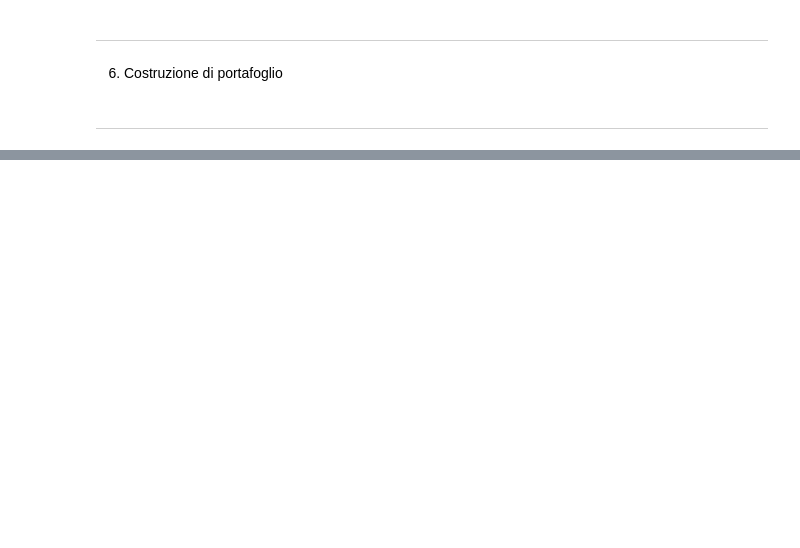
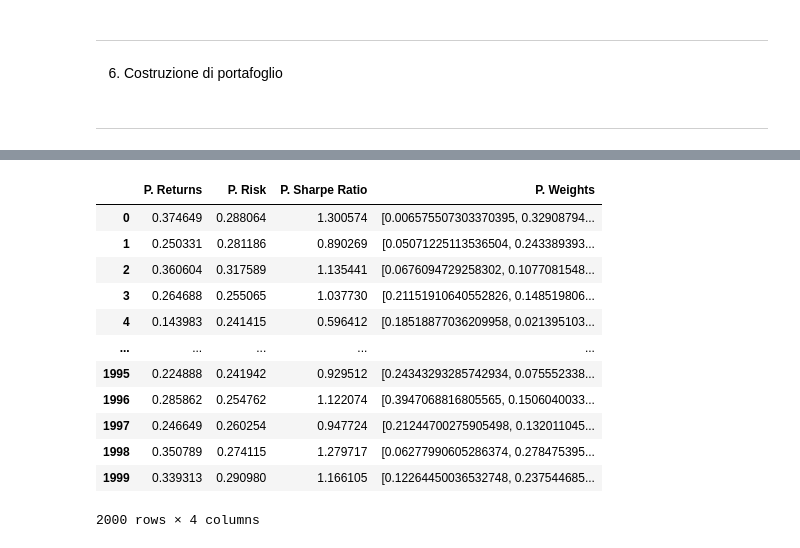
Before and after one commit to Simonotos/BusinessProject, a Jupyter notebook: BusinessProject.ipynb, the cells around one changed output, grey strips where cells are left out. Saved outputs shown, nothing was run; the diff lists cells and outputs as text; code cells hidden in the pictures; blank space fills up the shorter version.

```diff
--- a/BusinessProject.ipynb
+++ b/BusinessProject.ipynb
@@ -4136,0 +3924,32 @@ ________________________________________________________________________________
+# %%
+#Troviamo il portafoglio migliore in base a:
+#Rischio minore / Ritorno maggiore / Sharpe Ratio maggiore
+
+portfolio_metrics = [portfolio_returns, portfolio_risk, portfolio_sharpe_ratio, portfolio_weights]
+
+#Creiamo un DataFrame
+portfolio_df = pd.DataFrame(portfolio_metrics)
+portfolio_df = portfolio_df.T
+
+#Rinominiamo le colonne
+portfolio_df.columns = ['P. Returns', 'P. Risk', 'P. Sharpe Ratio', 'P. Weights']
+
+#Convertiamo le prime 3 colonne da obj a float
+for col in ['P. Returns', 'P. Risk', 'P. Sharpe Ratio']:
+    portfolio_df[col] = portfolio_df[col].astype(float)
+
+portfolio_df
+# %% [output]
+|  | P. Returns | P. Risk | P. Sharpe Ratio | P. Weights |
+| 0 | 0.374649 | 0.288064 | 1.300574 | [0.006575507303370395, 0.32908794... |
+| 1 | 0.250331 | 0.281186 | 0.890269 | [0.05071225113536504, 0.243389393... |
+| 2 | 0.360604 | 0.317589 | 1.135441 | [0.0676094729258302, 0.1077081548... |
+| 3 | 0.264688 | 0.255065 | 1.037730 | [0.21151910640552826, 0.148519806... |
+| 4 | 0.143983 | 0.241415 | 0.596412 | [0.18518877036209958, 0.021395103... |
+| ... | ... | ... | ... | ... |
+| 1995 | 0.224888 | 0.241942 | 0.929512 | [0.24343293285742934, 0.075552338... |
+| 1996 | 0.285862 | 0.254762 | 1.122074 | [0.3947068816805565, 0.1506040033... |
+| 1997 | 0.246649 | 0.260254 | 0.947724 | [0.21244700275905498, 0.132011045... |
+| 1998 | 0.350789 | 0.274115 | 1.279717 | [0.06277990605286374, 0.278475395... |
+| 1999 | 0.339313 | 0.290980 | 1.166105 | [0.12264450036532748, 0.237544685... |
+2000 rows × 4 columns
```
Also changed, not shown: parts of 64 cells of this notebook, 2 other files.
